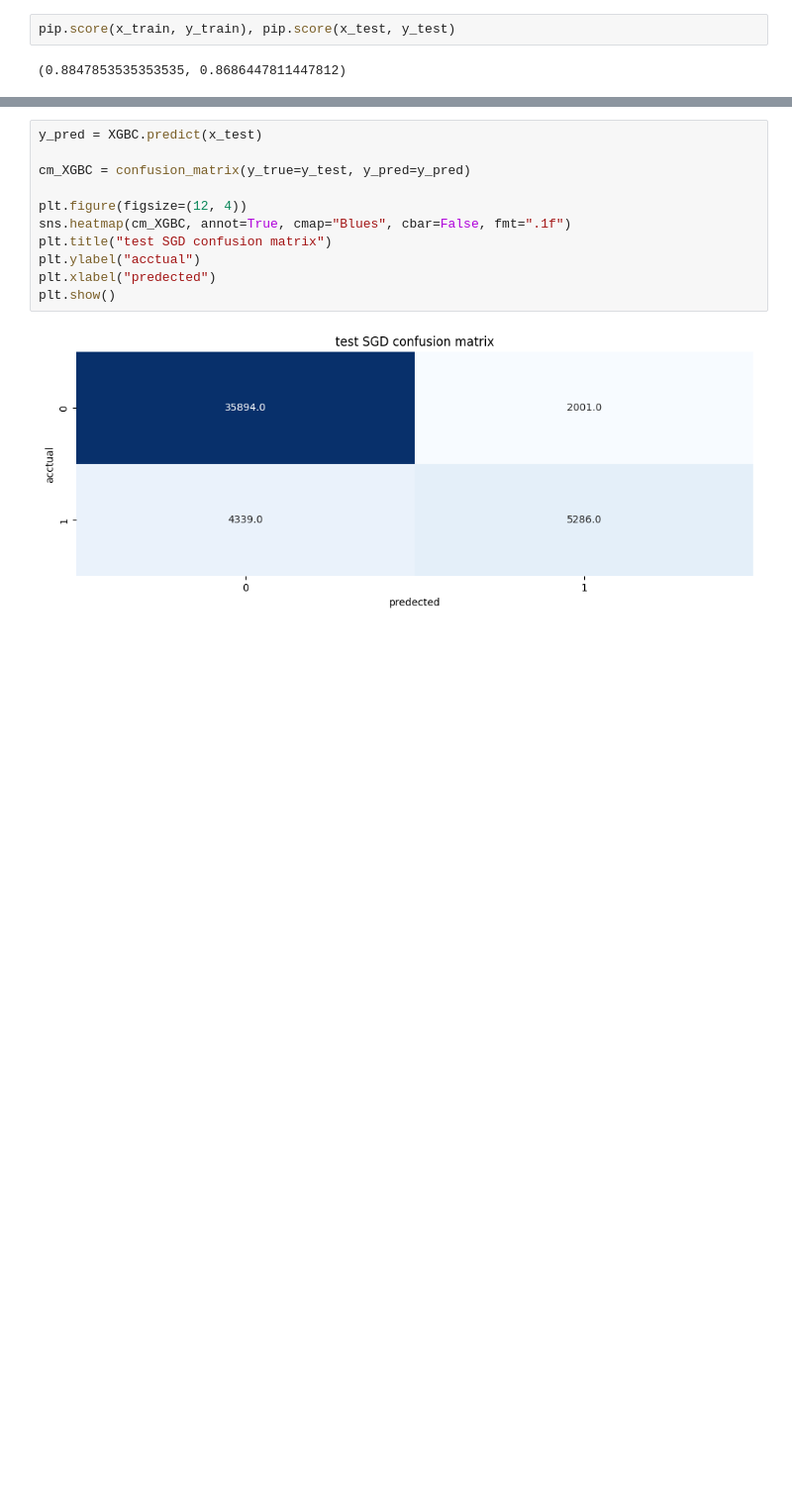
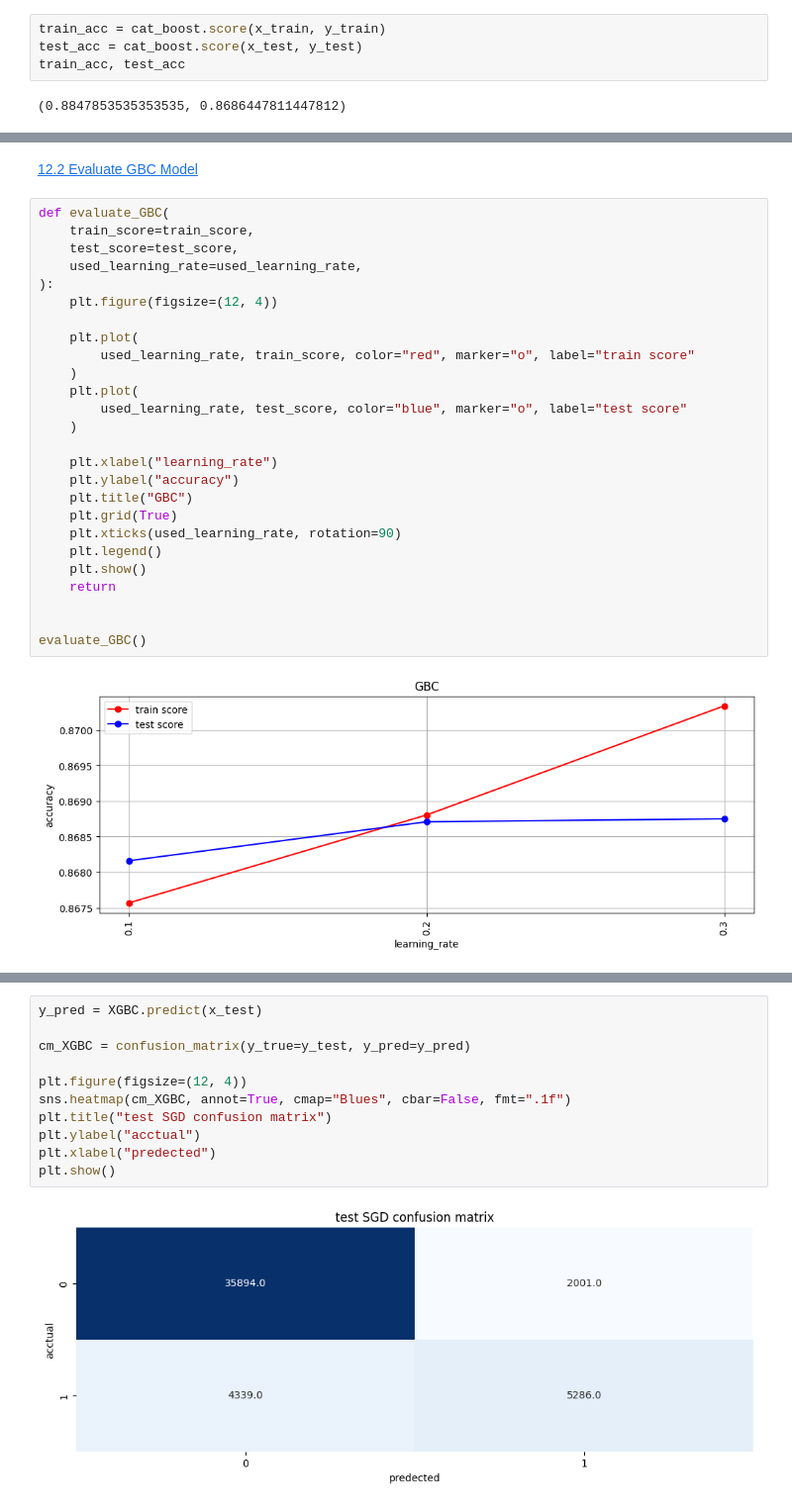
Before and after one commit to ahmedhany14/Kaggle-Competitions-Notebooks, a Jupyter notebook: Binary Classification with a Bank Churn Dataset/Note bookls/Kaggel_file_subimit.ipynb, the cells around one changed output, grey strips where cells are left out. Shown at 99% size. Saved outputs shown, nothing was run; the diff lists cells and outputs as text; blank space fills up the shorter version.

```diff
--- a/Binary Classification with a Bank Churn Dataset/Note bookls/Kaggel_file_subimit.ipynb
+++ b/Binary Classification with a Bank Churn Dataset/Note bookls/Kaggel_file_subimit.ipynb
@@ -715,7 +715,9 @@ pip.fit(x_train, y_train)
 Pipeline(steps=[('CatBoostClassifier',
                  <catboost.core.CatBoostClassifier object at 0x...>)])
 # %%
-pip.score(x_train, y_train), pip.score(x_test, y_test)
+train_acc = cat_boost.score(x_train, y_train)
+test_acc = cat_boost.score(x_test, y_test)
+train_acc, test_acc
 # %% [output]
 (0.8847853535353535, 0.8686447811447812)
 # %%
@@ -734 +778,31 @@ plt.show()
+# %% [markdown]
+[12.2 Evaluate GBC Model](#12.)
+# %%
+def evaluate_GBC(
+    train_score=train_score,
+    test_score=test_score,
+    used_learning_rate=used_learning_rate,
+):
+    plt.figure(figsize=(12, 4))
+
+    plt.plot(
+        used_learning_rate, train_score, color="red", marker="o", label="train score"
+    )
+    plt.plot(
+        used_learning_rate, test_score, color="blue", marker="o", label="test score"
+    )
+
+    plt.xlabel("learning_rate")
+    plt.ylabel("accuracy")
+    plt.title("GBC")
+    plt.grid(True)
+    plt.xticks(used_learning_rate, rotation=90)
+    plt.legend()
+    plt.show()
+    return
+
+
+evaluate_GBC()
+# %% [output]
+[figure, added]
 # %%
```
Also changed, not shown: parts of 70 cells of this notebook, 4 other files.
